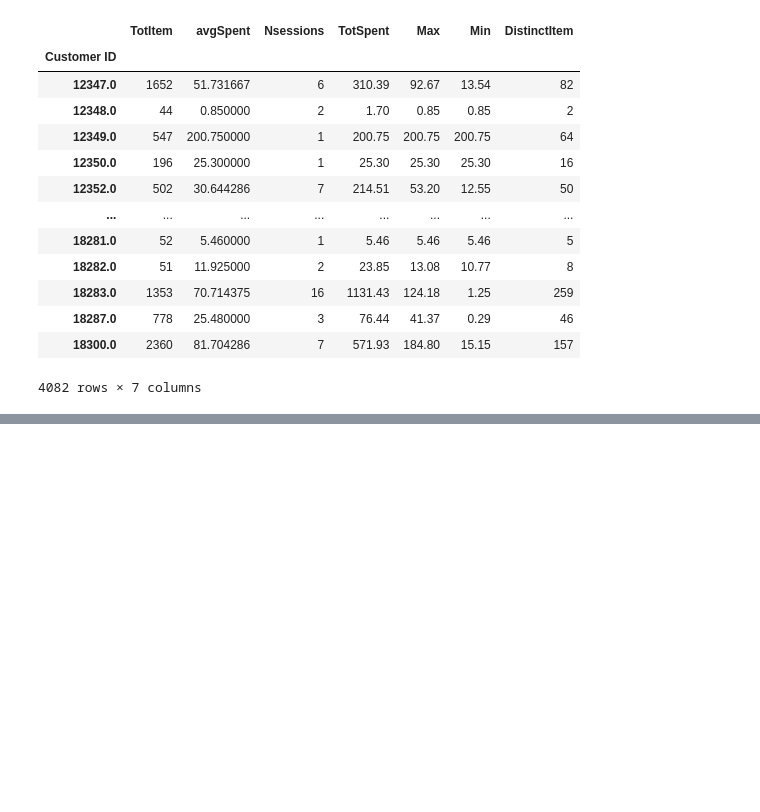
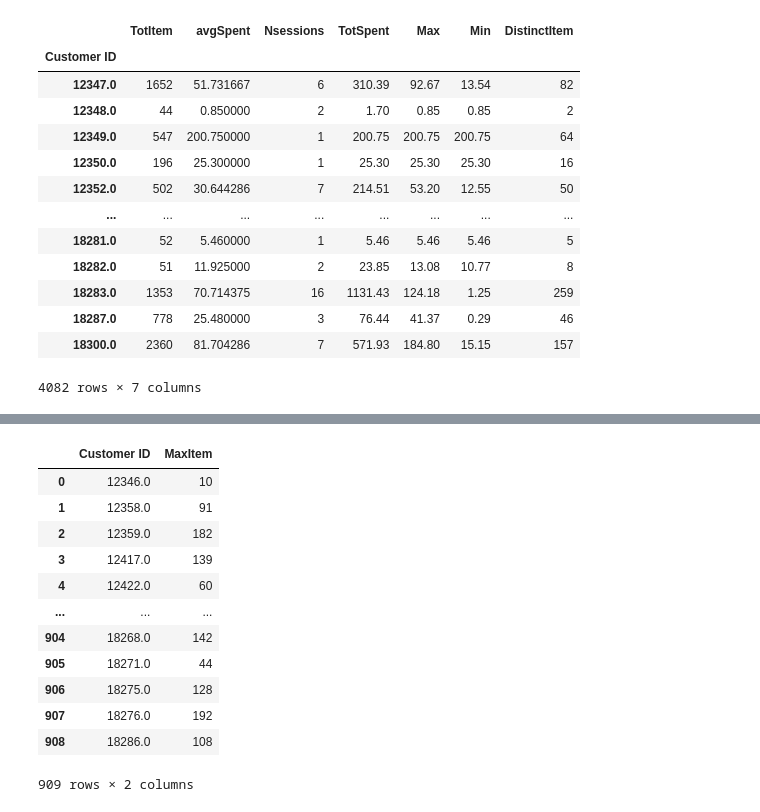
Before and after one commit to stefanobianco12/Data-Mining-Project, a Jupyter notebook: Customer.ipynb, the cells around one changed output, grey strips where cells are left out. Saved outputs shown, nothing was run; the diff lists cells and outputs as text; code cells hidden in the pictures; blank space fills up the shorter version.

```diff
--- a/Customer.ipynb
+++ b/Customer.ipynb
@@ -563,3 +563,6 @@ df
 4082 rows × 7 columns
 # %%
 df.to_csv('D:/Desktop/DataMining/Customer_2011.csv')
+# %%
+df = pd.read_csv('dataset/new_Basket_2_2009.csv', sep=',')
+df
@@ -565,0 +583,19 @@ df.to_csv('D:/Desktop/DataMining/Customer_2011.csv')
+# %%
+#Maximum amout of item by a customer in a Session
+MaxItem = df.groupby(['Customer ID', 'Invoice'], as_index=False)['Quantity'].sum()[['Customer ID', 'Quantity']].groupby('Customer ID', as_index=False)['Quantity'].max()
+MaxItem.columns = ['Customer ID', 'MaxItem']
+MaxItem
+# %% [output]
+|  | Customer ID | MaxItem |
+| 0 | 12346.0 | 10 |
+| 1 | 12358.0 | 91 |
+| 2 | 12359.0 | 182 |
+| 3 | 12417.0 | 139 |
+| 4 | 12422.0 | 60 |
+| ... | ... | ... |
+| 904 | 18268.0 | 142 |
+| 905 | 18271.0 | 44 |
+| 906 | 18275.0 | 128 |
+| 907 | 18276.0 | 192 |
+| 908 | 18286.0 | 108 |
+909 rows × 2 columns
```
Also changed, not shown: parts of 29 cells of this notebook, 3 other files.
